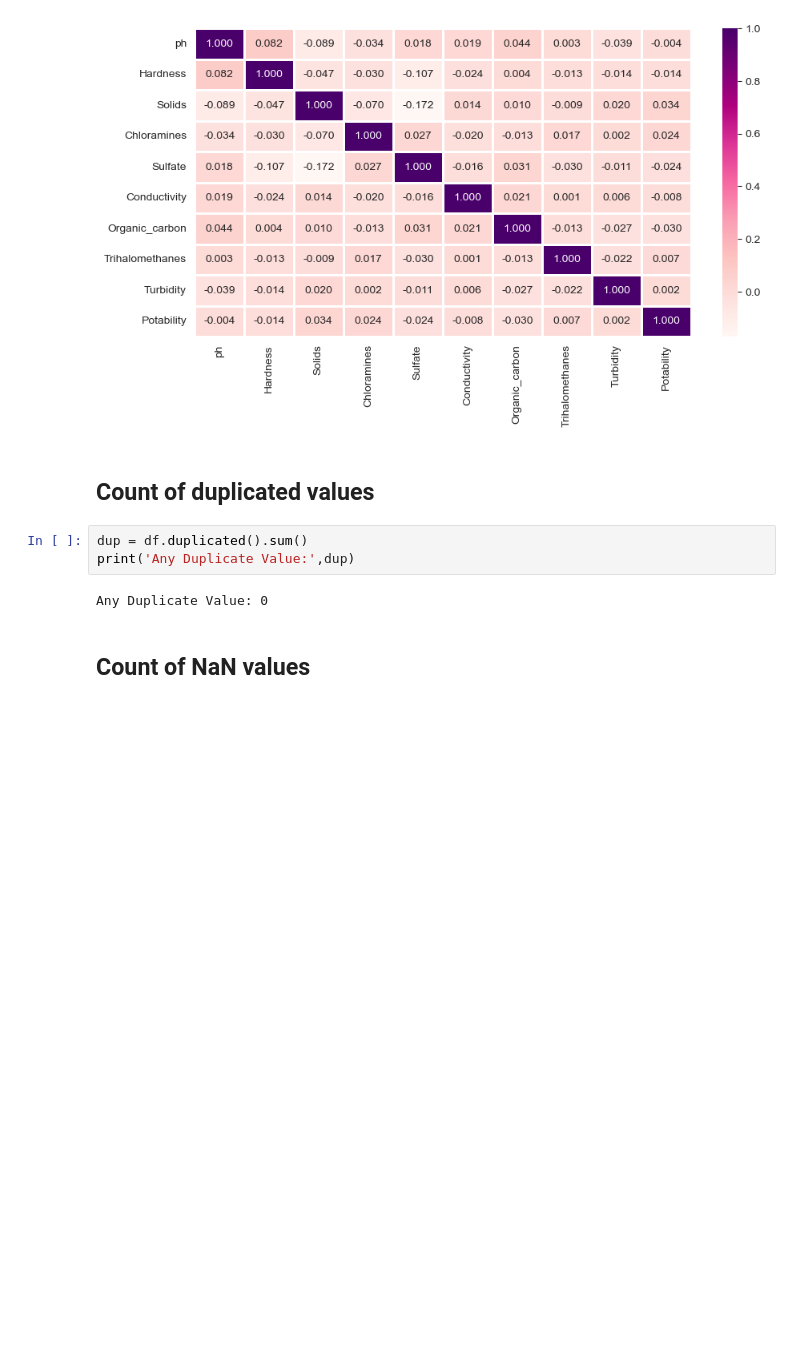
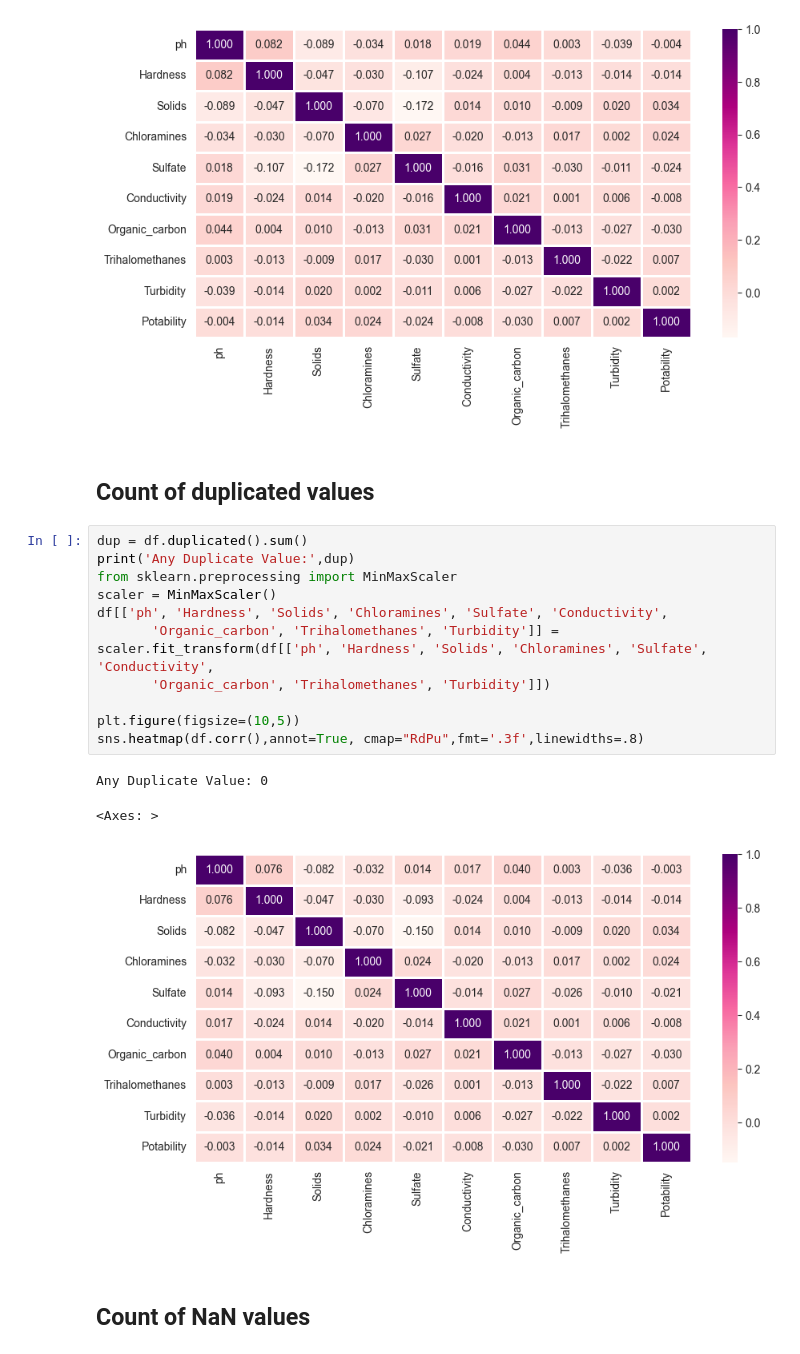
Before and after one commit to LexaMart/OOD, a Jupyter notebook: lab1_v2.ipynb, the cells around one changed output. Drawn from its saved outputs; the diff is of its cells as text; blank space fills up the shorter version.

```diff
--- a/lab1_v2.ipynb
+++ b/lab1_v2.ipynb
@@ -31,11 +31,21 @@ sns.heatmap(df.corr(),annot=True, cmap="RdPu",fmt='.3f',linewidths=.8)
 [figure]
 # %% [markdown]
 ## Count of duplicated values
-# %%
-dup = df.duplicated().sum()
-print('Any Duplicate Value:',dup)
-# %% [output]
-Any Duplicate Value: 0
+# %%
+dup = df.duplicated().sum()
+print('Any Duplicate Value:',dup)
+from sklearn.preprocessing import MinMaxScaler
+scaler = MinMaxScaler()
+df[['ph', 'Hardness', 'Solids', 'Chloramines', 'Sulfate', 'Conductivity',
+       'Organic_carbon', 'Trihalomethanes', 'Turbidity']] = scaler.fit_transform(df[['ph', 'Hardness', 'Solids', 'Chloramines', 'Sulfate', 'Conductivity',
+       'Organic_carbon', 'Trihalomethanes', 'Turbidity']])
+
+plt.figure(figsize=(10,5))
+sns.heatmap(df.corr(),annot=True, cmap="RdPu",fmt='.3f',linewidths=.8)
+# %% [output]
+Any Duplicate Value: 0
+<Axes: >
+[figure, added]
 # %% [markdown]
 ## Count of NaN values
 # %%
```
Also changed, not shown: parts of 11 cells of this notebook, 1 other file.
